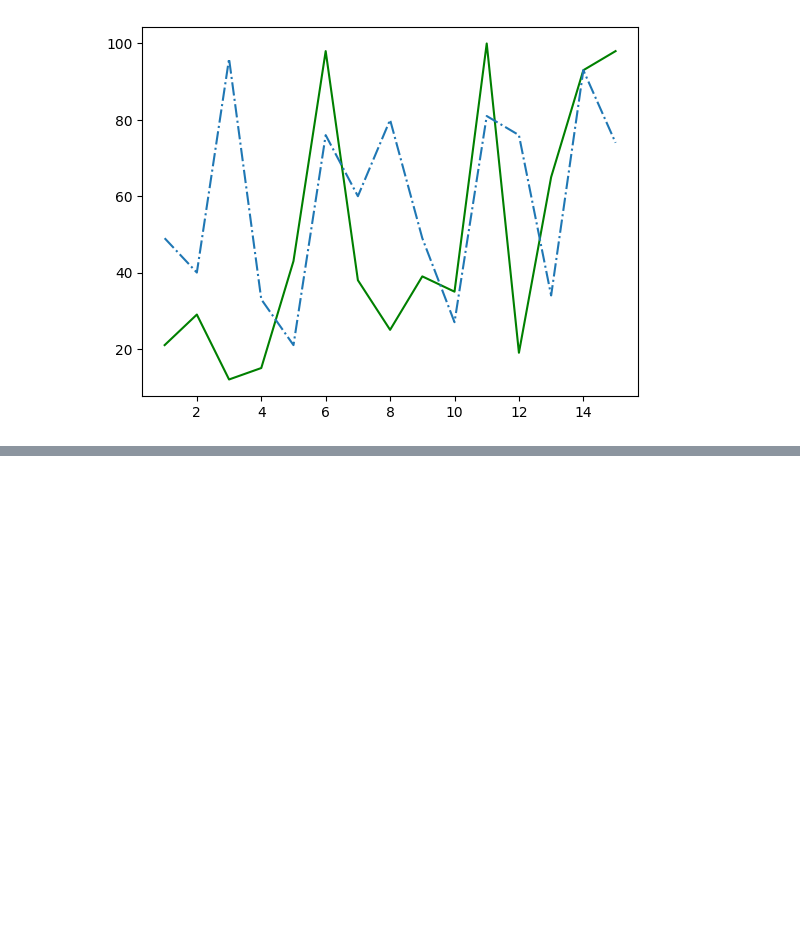
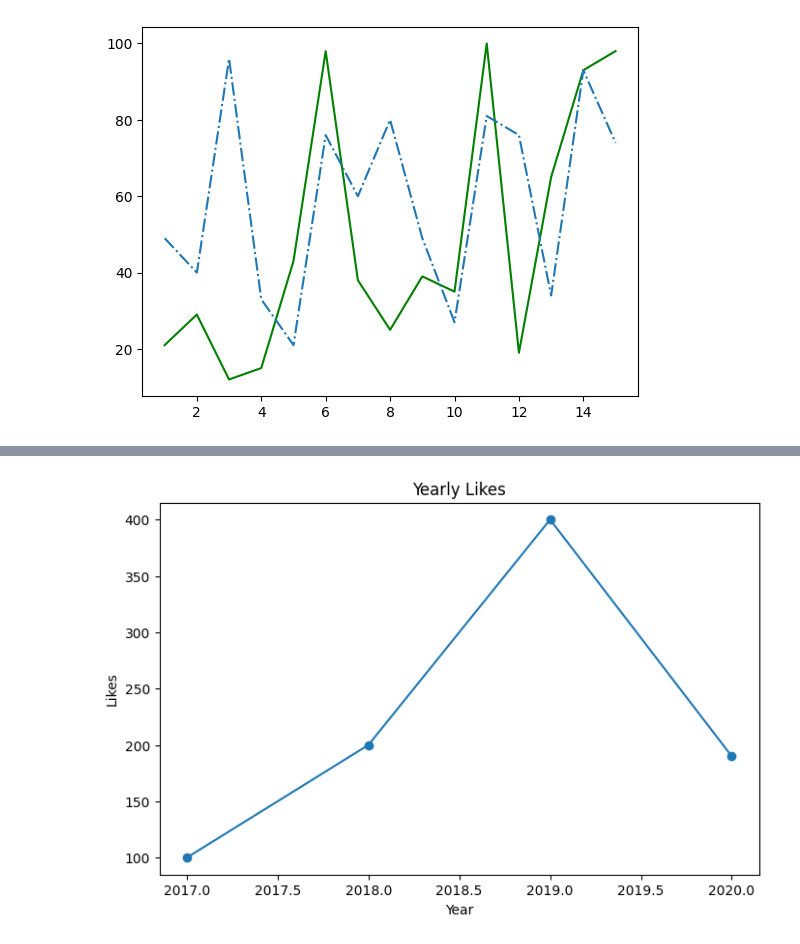
Before and after one commit to HimanshuHeda/Advance_Python, a Jupyter notebook: numpy_and_pandas.ipynb, the cells around one changed output, grey strips where cells are left out. Cells and saved outputs as stored; diff of their text form; code cells hidden in the pictures; blank space fills up the shorter version.

```diff
--- a/numpy_and_pandas.ipynb
+++ b/numpy_and_pandas.ipynb
@@ -67,0 +83,15 @@ plt.plot(data['id'],data['Maths'], linestyle='dashdot')
+# %%
+import matplotlib.pyplot as plt
+
+year = [2017, 2018, 2019, 2020]
+likes = [100, 200, 400, 190]  # Adjusted to match the length of 'year'
+
+plt.figure(figsize=(8, 5))
+plt.plot(year, likes, marker='o')
+
+plt.xlabel("Year")
+plt.ylabel("Likes")
+plt.title("Yearly Likes")
+plt.show()
+# %% [output]
+[figure, added]
```
Also changed, not shown: parts of 6 cells of this notebook, 1 other file.
